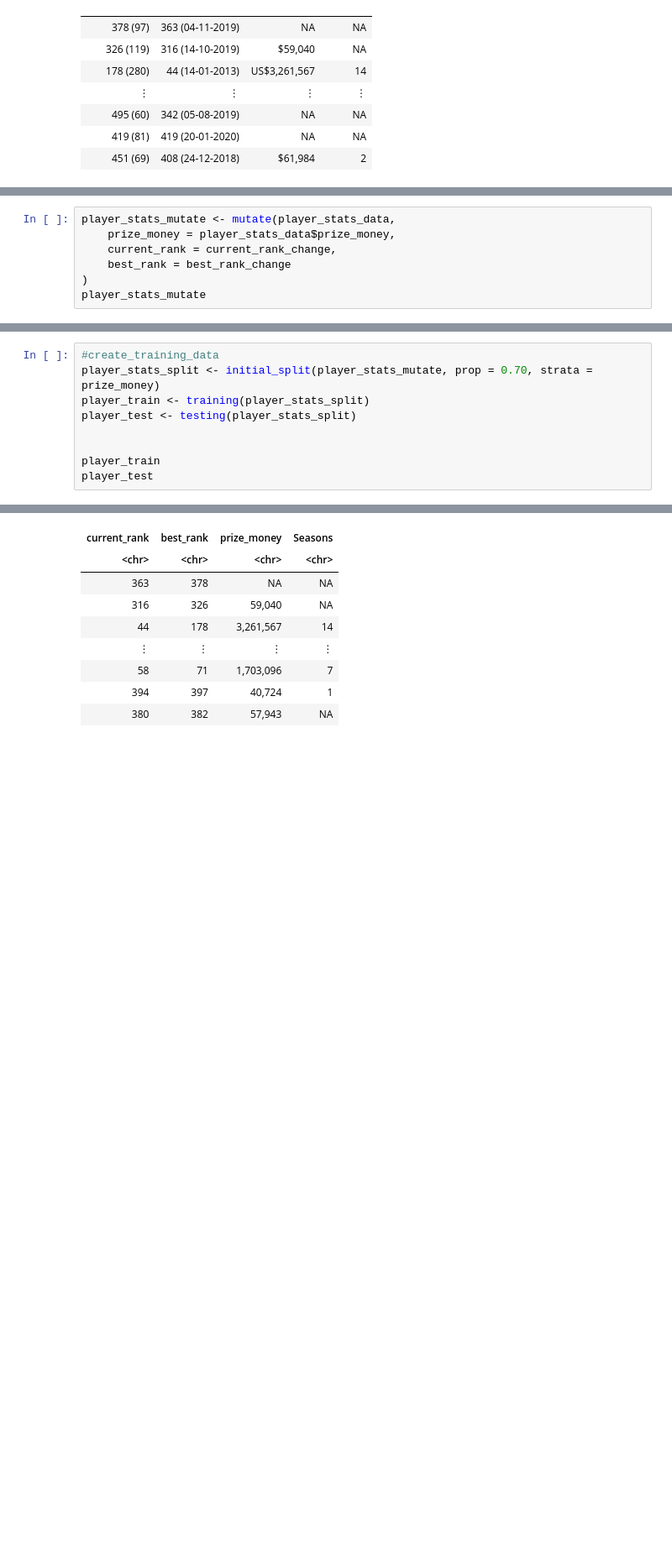
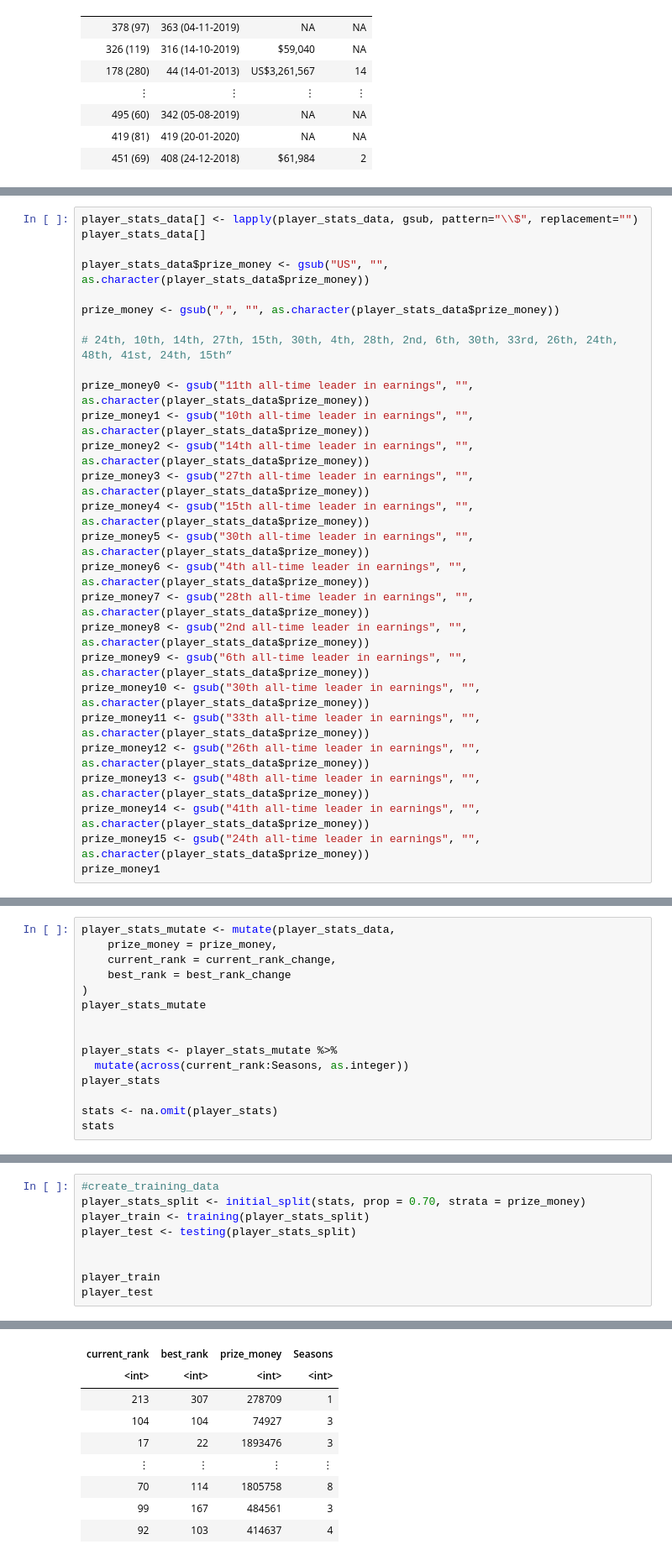
Before and after one commit to JahnaviChen/DSCI-Proposal, a Jupyter notebook: Loaded_Data.ipynb, the cells around one changed output, grey strips where cells are left out. Shown at 84% size. Cells and saved outputs as stored; diff of their text form; blank space fills up the shorter version.

```diff
--- a/Loaded_Data.ipynb
+++ b/Loaded_Data.ipynb
@@ -111,0 +60,27 @@ A tibble: 500 × 4
+# %%
+player_stats_data[] <- lapply(player_stats_data, gsub, pattern="\\$", replacement="")
+player_stats_data[]
+
+player_stats_data$prize_money <- gsub("US", "", as.character(player_stats_data$prize_money))
+
+prize_money <- gsub(",", "", as.character(player_stats_data$prize_money))
+
+# 24th, 10th, 14th, 27th, 15th, 30th, 4th, 28th, 2nd, 6th, 30th, 33rd, 26th, 24th, 48th, 41st, 24th, 15th”
+
+prize_money0 <- gsub("11th all-time leader in earnings", "", as.character(player_stats_data$prize_money))
+prize_money1 <- gsub("10th all-time leader in earnings", "", as.character(player_stats_data$prize_money))
+prize_money2 <- gsub("14th all-time leader in earnings", "", as.character(player_stats_data$prize_money))
+prize_money3 <- gsub("27th all-time leader in earnings", "", as.character(player_stats_data$prize_money))
+prize_money4 <- gsub("15th all-time leader in earnings", "", as.character(player_stats_data$prize_money))
+prize_money5 <- gsub("30th all-time leader in earnings", "", as.character(player_stats_data$prize_money))
+prize_money6 <- gsub("4th all-time leader in earnings", "", as.character(player_stats_data$prize_money))
+prize_money7 <- gsub("28th all-time leader in earnings", "", as.character(player_stats_data$prize_money))
+prize_money8 <- gsub("2nd all-time leader in earnings", "", as.character(player_stats_data$prize_money))
+prize_money9 <- gsub("6th all-time leader in earnings", "", as.character(player_stats_data$prize_money))
+prize_money10 <- gsub("30th all-time leader in earnings", "", as.character(player_stats_data$prize_money))
+prize_money11 <- gsub("33th all-time leader in earnings", "", as.character(player_stats_data$prize_money))
+prize_money12 <- gsub("26th all-time leader in earnings", "", as.character(player_stats_data$prize_money))
+prize_money13 <- gsub("48th all-time leader in earnings", "", as.character(player_stats_data$prize_money))
+prize_money14 <- gsub("41th all-time leader in earnings", "", as.character(player_stats_data$prize_money))
+prize_money15 <- gsub("24th all-time leader in earnings", "", as.character(player_stats_data$prize_money))
+prize_money1
@@ -152,10 +119,18 @@ best_rank_change
 # %%
 player_stats_mutate <- mutate(player_stats_data,
-    prize_money = player_stats_data$prize_money,
+    prize_money = prize_money,
     current_rank = current_rank_change,
     best_rank = best_rank_change
 )
 player_stats_mutate
+
+
+player_stats <- player_stats_mutate %>%
+  mutate(across(current_rank:Seasons, as.integer))
+player_stats
+
+stats <- na.omit(player_stats)
+stats
 # %% [output]
 A tibble: 500 × 4
 | current_rank | best_rank | prize_money | Seasons |
@@ -170,6 +171,6 @@ A tibble: 500 × 4
 # %%
 #create_training_data
-player_stats_split <- initial_split(player_stats_mutate, prop = 0.70, strata = prize_money)
+player_stats_split <- initial_split(stats, prop = 0.70, strata = prize_money)
 player_train <- training(player_stats_split)
 player_test <- testing(player_stats_split)
 
@@ -193,9 +192,9 @@ A tibble: 150 × 4
 | current_rank | best_rank | prize_money | Seasons |
-| <chr> | <chr> | <chr> | <chr> |
-| 363 | 378 | NA | NA |
-| 316 | 326 | 59,040 | NA |
-| 44 | 178 | 3,261,567 | 14 |
+| <int> | <int> | <int> | <int> |
+| 213 | 307 | 278709 | 1 |
+| 104 | 104 | 74927 | 3 |
+| 17 | 22 | 1893476 | 3 |
 | ⋮ | ⋮ | ⋮ | ⋮ |
-| 58 | 71 | 1,703,096 | 7 |
-| 394 | 397 | 40,724 | 1 |
-| 380 | 382 | 57,943 | NA |
+| 70 | 114 | 1805758 | 8 |
+| 99 | 167 | 484561 | 3 |
+| 92 | 103 | 414637 | 4 |
```
Also changed, not shown: parts of 8 cells of this notebook.
